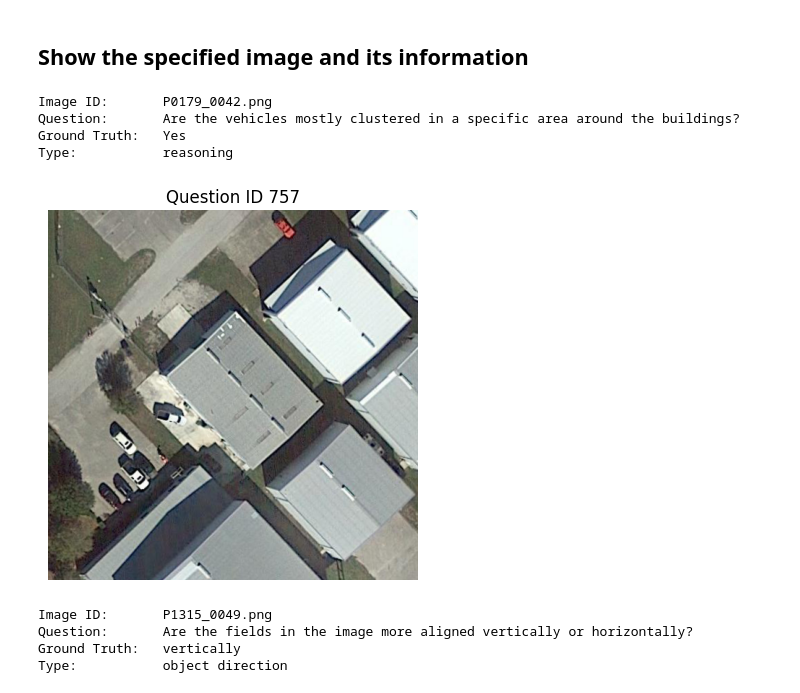
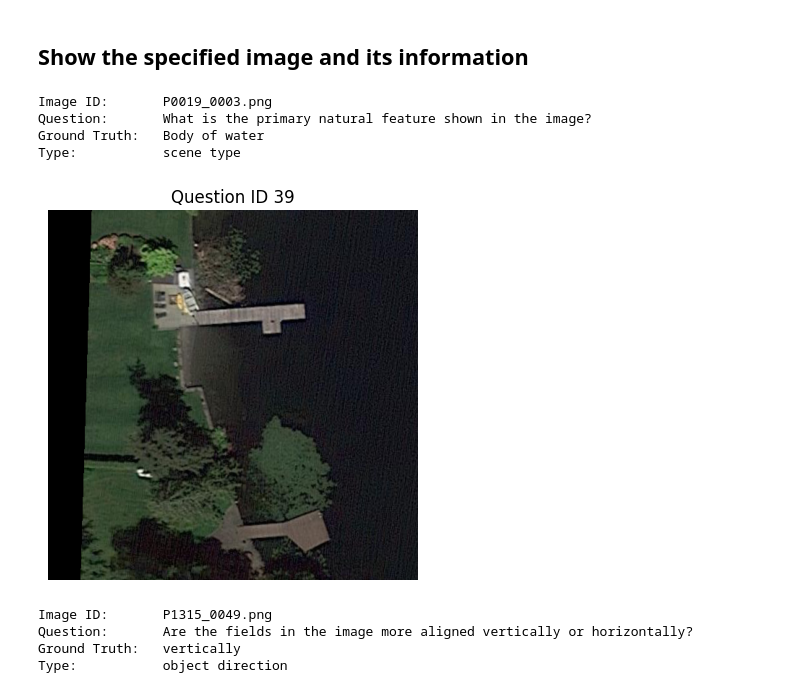
Before and after one commit to chungenyu6/rs_vra, a Jupyter notebook: datasets/VRSBench_vqa-n1000/craft_dataset.ipynb, the cells around one changed output. Cells and saved outputs as stored; diff of their text form; code cells hidden in the pictures.

```diff
--- a/datasets/VRSBench_vqa-n1000/craft_dataset.ipynb
+++ b/datasets/VRSBench_vqa-n1000/craft_dataset.ipynb
@@ -35,35 +35,35 @@ Object Size: 		[22, 96, 120, 187, 188, 221, 286, 399, 537, 584, 604, 611, 622, 6
 Reasoning: 		[57, 63, 109, 128, 220, 367, 455, 461, 518, 522, 551, 588, 672, 721, 730, 736, 749, 757, 774, 840, 883, 890, 894, 1005, 1036, 1044, 1076, 1113, 1131, 1223, 1334, 1388, 1500, 1504, 1702, 1749, 2042, 2088, 2126, 2276, 2338, 2464, 2467, 2699, 2702, 2713, 2808, 2858, 3077, 3169, 3177, 3375, 3398, 3469, 3487, 3562, 3564, 3600, 3728, 3899, 3911, 3914, 3915, 3992, 4001, 4201, 4532, 4899, 4911, 5030, 5031, 5055, 5071, 5084, 5095, 5099, 5134, 5142, 5163, 5164, 5176, 5197, 5199, 5205, 5206, 5207, 5270, 5359, 5362, 5400, 5401, 5417, 5418, 5426, 5434, 5458, 5570, 5612, 5619, 5768]
 """
 # %%
-QID_TO_VIEW = 757 # Change this to whatever ID you want
+QID_TO_VIEW = 39 # Change this to whatever ID you want
 
 # === FIND ENTRY ===
 entry = next((item for item in vqa_data if item["question_id"] == QID_TO_VIEW), None)
 
 if entry is None:
     print(f" Question ID {QID_TO_VIEW} not found.")
 else:
     # === DISPLAY INFO ===
     print(f"Image ID: \t{entry['image_id']}")
     print(f"Question: \t{entry['question']}")
     print(f"Ground Truth: \t{entry['ground_truth']}")
     # print(f"Dataset: \t{entry['dataset']}")
     print(f"Type: \t\t{entry['type']}")
 
     # === DISPLAY IMAGE ===
     image_path = f"{image_root}/{entry['image_id']}"
     img = Image.open(image_path)
 
     plt.imshow(img)
     plt.axis("off")
     plt.title(f"Question ID {entry['question_id']}")
     plt.show()
 # %% [output]
-Image ID:       P0179_0042.png
-Question:       Are the vehicles mostly clustered in a specific area around the buildings?
-Ground Truth:   Yes
-Type:           reasoning
+Image ID:       P0019_0003.png
+Question:       What is the primary natural feature shown in the image?
+Ground Truth:   Body of water
+Type:           scene type
-[figure, old version]
+[figure, new version]
 # %%
 QID_TO_VIEW = 6396 # Change this to whatever ID you want
 
```
Also changed, not shown: 40 other files.
